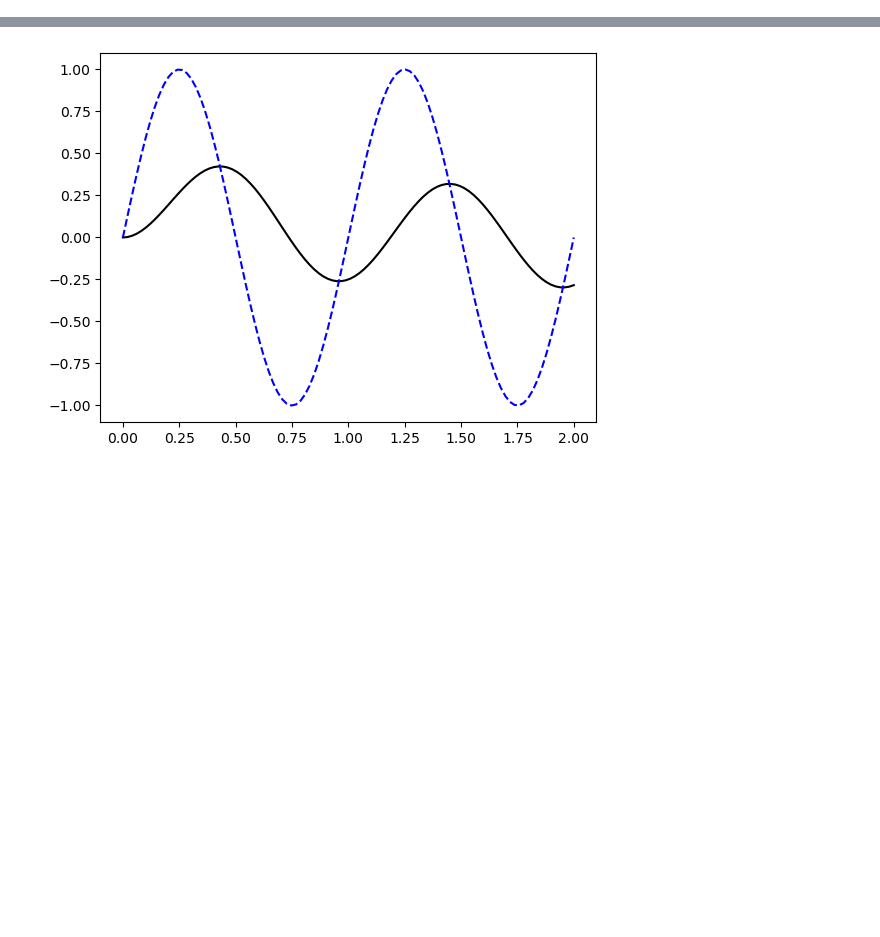
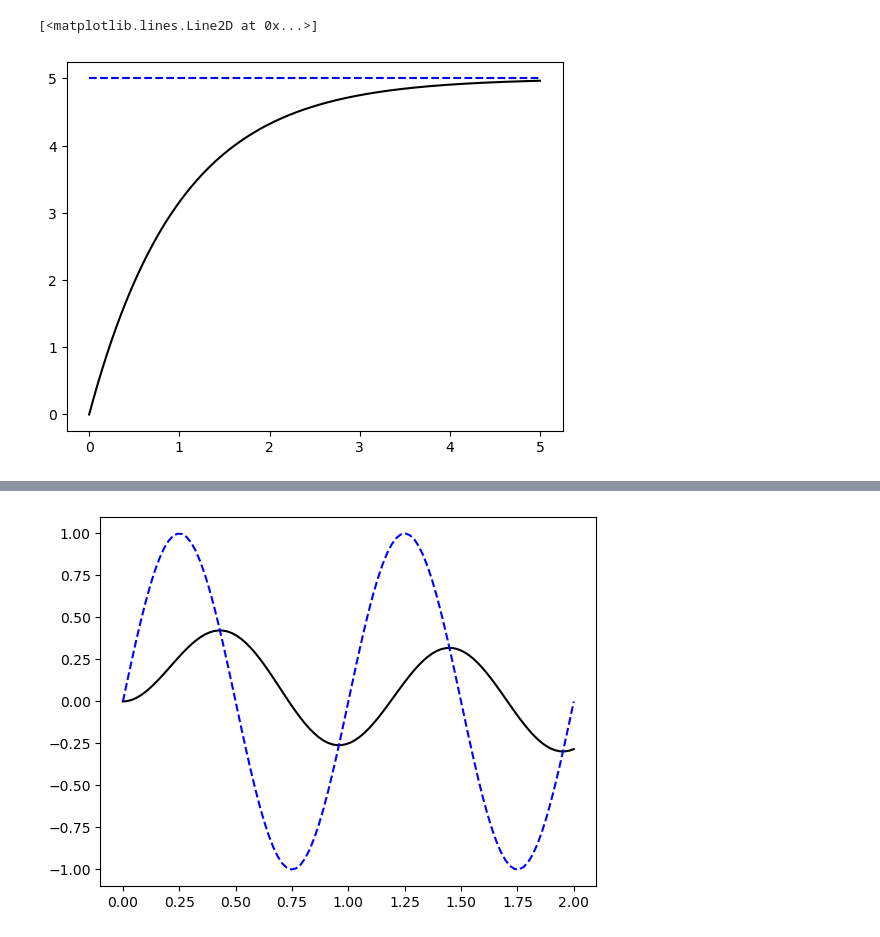
Before and after one commit to bardet/GWU-MAE3120_2024, a Jupyter notebook: Lectures/01_ReviewElectronics.ipynb, the cells around one changed output, grey strips where cells are left out. Saved outputs shown, nothing was run; the diff lists cells and outputs as text; code cells hidden in the pictures; blank space fills up the shorter version.

```diff
--- a/Lectures/01_ReviewElectronics.ipynb
+++ b/Lectures/01_ReviewElectronics.ipynb
@@ -151,0 +92,38 @@ This equation looks very similar to the equation for the sinusoidal response of
+# %%
+import numpy as np
+
+def V_out_t(t,tau,V_0):
+   ''' Calculate the output of a first order ode when forcing function is
+   a sine wave of frequency f with phase phi
+   Arguments
+   ---------
+   t: time (in second)
+   tau: time constant of the system (s)
+   V_0: DC power supply voltage (V)
+   Returns
+   -------
+   V_out_t : Output of 1st order ode, see eqn above.
+   '''
+   V_out_t = V_0*(1 - np.exp(-t/tau))
+
+   return V_out_t
+
+tau = 1 # (s)
+V_0 = 5 # (V)
+t_i = 0
+t_f = 5
+
+t=np.linspace(t_i,t_f,num=500) # (s)
+
+V_out = V_out_t(t,tau,V_0)
+
+#print(V_out)
+# %%
+import matplotlib.pyplot as plt
+%matplotlib inline
+
+plt.plot(t, V_out, color='k', linestyle='-') # output
+plt.plot([t_i,t_f], [V_0, V_0], color='b', linestyle='--') # input
+# %% [output]
+[<matplotlib.lines.Line2D at 0x...>]
+[figure, added]
```
Also changed, not shown: parts of 15 cells of this notebook.
